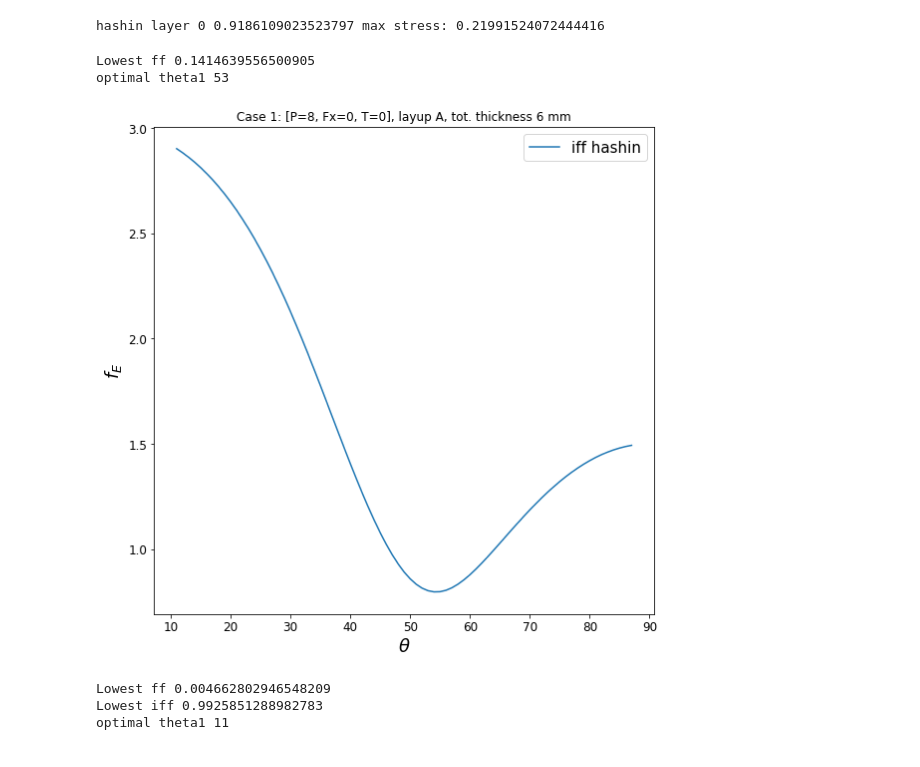
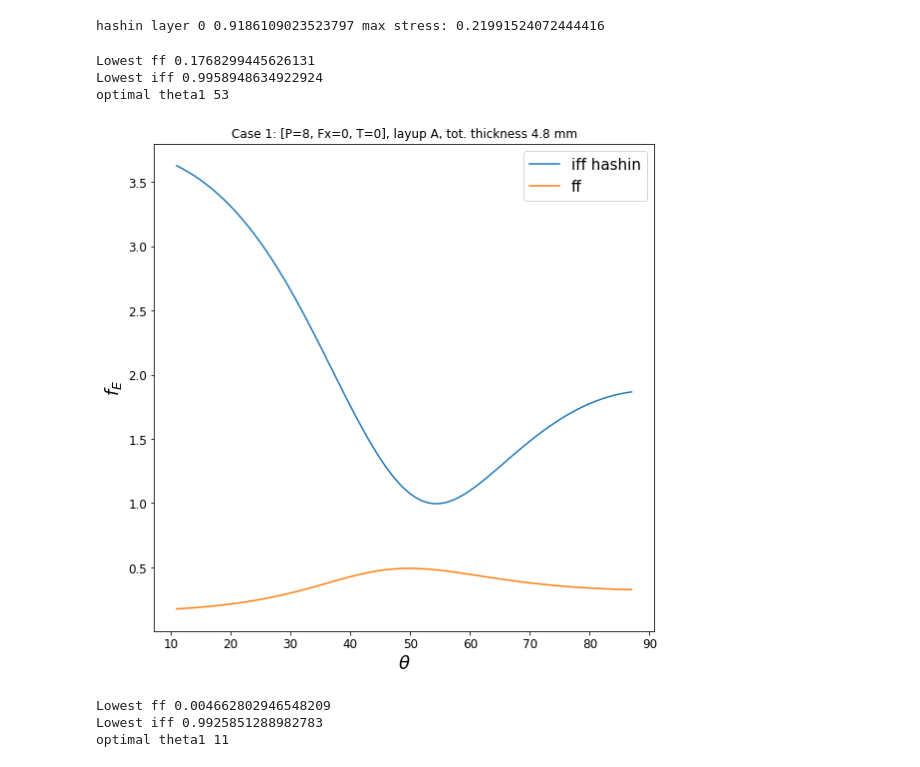
Before and after one commit to alfm778/Plastkompositter, a Jupyter notebook: Assignment 3.ipynb, the cells around one changed output. Drawn from its saved outputs; the diff is of its cells as text; code cells hidden in the pictures.

```diff
--- a/Assignment 3.ipynb
+++ b/Assignment 3.ipynb
@@ -8,13 +8,13 @@ import matplotlib
 
 m = {'name': 'UDGRP', 'units': 'MPa-mm-Mg', 'rho': 2e-09,
      'E1': 38000, 'E2': 8500, 'v12': 0.28, 'G12': 3400,
-     'XT': 1150, 'YT': 40, "ZT":1, "ZC":0, 'XC': 700, 'YC': 120, 'S12': 60, 'S23': 40, "S13":0, 'f12': -0.5}
+     'XT': 1150, 'YT': 40, "ZT":0, "ZC":0, 'XC': 700, 'YC': 120, 'S12': 60, 'S23': 40, "S13":0, 'f12': -0.5}
 
 d1 = 0.9 # Degradation factor transverse mod and shear mod
 d2 = 0.1 # Degradation factor compression
 m2 = {'name': 'UDGRP', 'units': 'MPa-mm-Mg', 'rho': 2e-09,
      'E1': 38000, 'E2': 8500*(1-d1), 'v12': 0.28, 'G12': 3400*(1-d1),
-     'XT': 1150, 'YT': 40, "ZT":1, "ZC":0, 'XC': 700*(1-d2), 'YC': 120, 'S12': 60, 'S23': 40, "S13":0, 'f12': -0.5}
+     'XT': 1150, 'YT': 40, "ZT":0, "ZC":0, 'XC': 700*(1-d2), 'YC': 120, 'S12': 60, 'S23': 40, "S13":0, 'f12': -0.5}
 
 legendsize = 15
 def set_plot_props():
@@ -333,41 +376,42 @@ R = 75
 casenr = 1
 layupnr = "A"
 
-t1 = 6
+t1 = 4.8
 fE_ff = []
 fE_iff = []
 thetas = list(range(11, 88))
 set_plot_props()
 
 for theta1 in thetas:
     layup_iff = [{'mat':m,  'ori':  theta1,  'thi':t1/2},
               {'mat':m,  'ori': -theta1,  'thi':t1/2}]
     layup_ff = [{'mat':m2,  'ori':  theta1,  'thi':t1/2},
               {'mat':m2,  'ori': -theta1,  'thi':t1/2}]
 
     res_ff = solve(layup_ff,R=75,P=P*3,Fx=Fx*3,T=T*3)
     res_iff = solve(layup_iff,R=75,P=P*1.2,Fx=Fx*1.2,T=T*1.2)
 
     fE_ff.append(res_ff["fE_ff"])
     fE_iff.append(res_iff["fE_iff"])
     #print(fE_ff)
 print("Lowest ff", min(fE_ff))
-#rint("Lowest iff", min(fE_iff))
+print("Lowest iff", min(fE_iff))
 optimal_theta1 = 53
 optimal_theta2 = 11
 print("optimal theta1", optimal_theta1)
 
 plt.plot(thetas, fE_iff, label="iff hashin")
-#plt.plot(thetas, fE_ff, label="ff")
+plt.plot(thetas, fE_ff, label="ff")
 plt.xlabel("$\\theta$")
 plt.ylabel("$f_E$")
 plt.title(f"Case {casenr}: [{P=}, {Fx=}, {T=}], layup {layupnr}, tot. thickness {t1} mm")
 plt.legend(prop={'size': legendsize})
 plt.savefig(f'output/Case{casenr} - layup{layupnr}.png')
 # %% [output]
-Lowest ff 0.1414639556500905
+Lowest ff 0.1768299445626131
+Lowest iff 0.9958948634922924
 optimal theta1 53
-[figure, old version]
+[figure, new version]
 # %%
 # Case 2 layup A
 P,Fx,T = 0,100E3, 0
```
Also changed, not shown: parts of 8 cells of this notebook.
